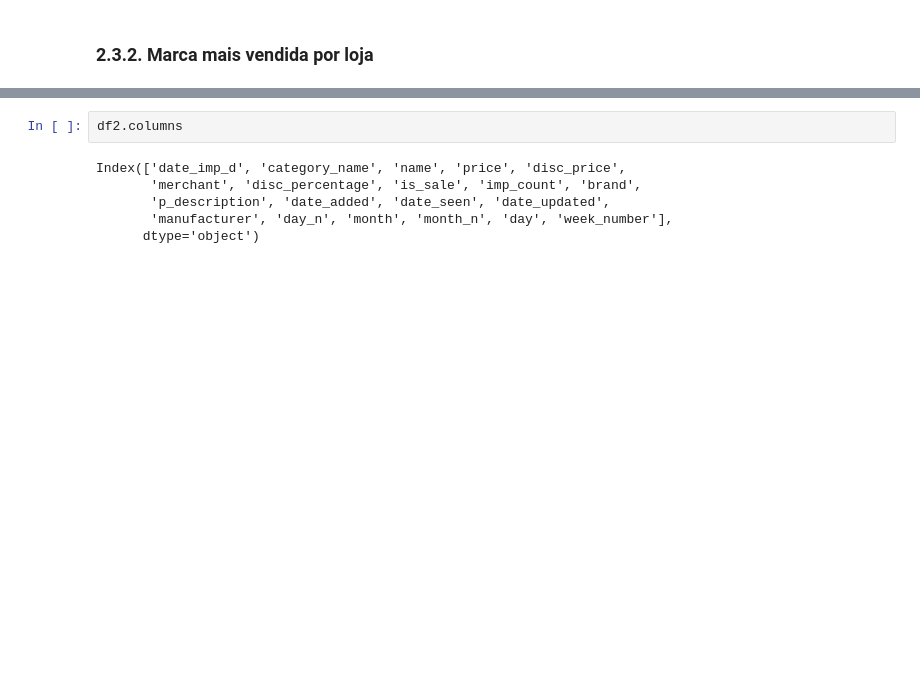
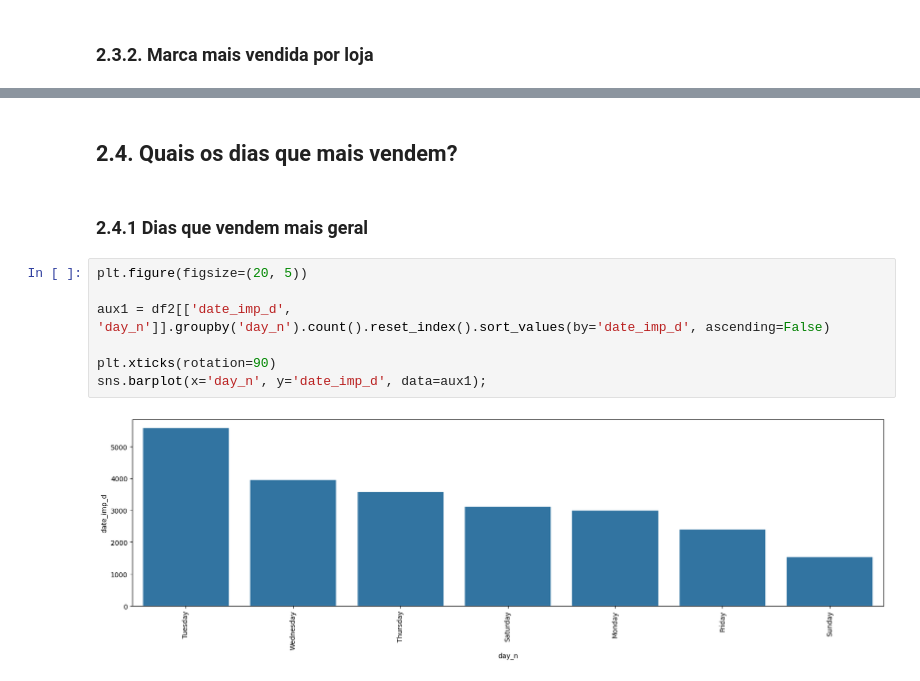
Before and after one commit to TiagoTuk/elasticidade_preco, a Jupyter notebook: notebooks/c1-metrics.ipynb, the cells around one changed output, grey strips where cells are left out. Drawn from its saved outputs; the diff is of its cells as text; blank space fills up the shorter version.

```diff
--- a/notebooks/c1-metrics.ipynb
+++ b/notebooks/c1-metrics.ipynb
@@ -288,11 +288,16 @@ sns.barplot(x='brand', y='date_imp_d', data=aux11);
 plt.tight_layout()
 # %% [output]
 [figure]
-# %%
-df2.columns
-# %% [output]
-Index(['date_imp_d', 'category_name', 'name', 'price', 'disc_price',
-       'merchant', 'disc_percentage', 'is_sale', 'imp_count', 'brand',
-       'p_description', 'date_added', 'date_seen', 'date_updated',
-       'manufacturer', 'day_n', 'month', 'month_n', 'day', 'week_number'],
-      dtype='object')
+# %% [markdown]
+##  2.4. Quais os dias que mais vendem?
+# %% [markdown]
+### 2.4.1 Dias que vendem mais geral
+# %%
+plt.figure(figsize=(20, 5))
+
+aux1 = df2[['date_imp_d', 'day_n']].groupby('day_n').count().reset_index().sort_values(by='date_imp_d', ascending=False)
+
+plt.xticks(rotation=90)
+sns.barplot(x='day_n', y='date_imp_d', data=aux1);
+# %% [output]
+[figure, added]
```
Also changed, not shown: parts of 16 cells of this notebook.
